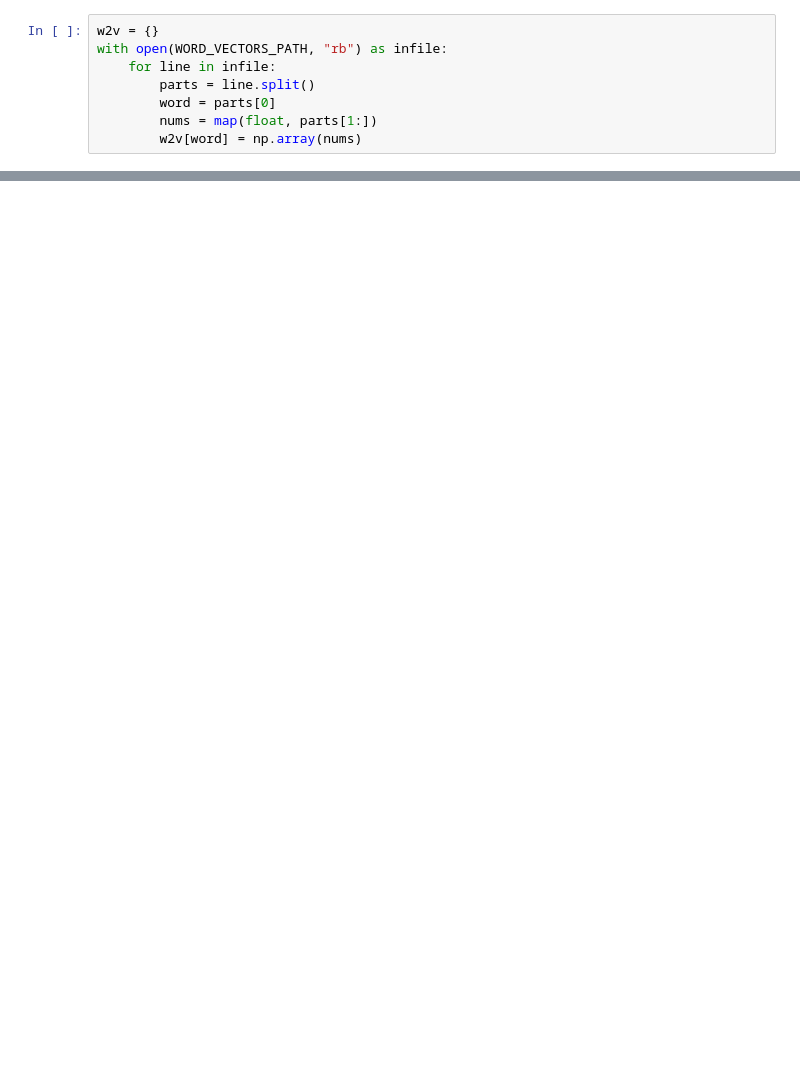
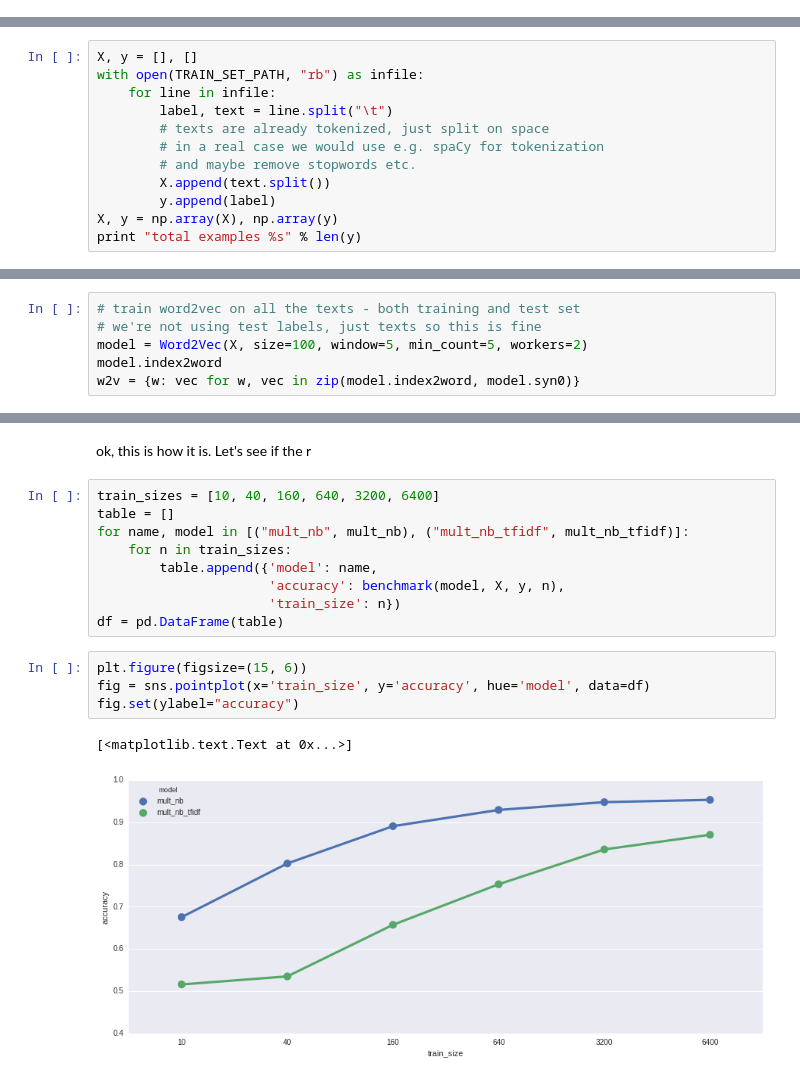
Before and after one commit to nadbordrozd/blog_stuff, a Jupyter notebook: classification_w2v/benchmarking.ipynb, the cells around one changed output, grey strips where cells are left out. Cells and saved outputs as stored; diff of their text form; blank space fills up the shorter version.

Commit message:
added benchmarking of text classifiers

```diff
--- a/classification_w2v/benchmarking.ipynb
+++ b/classification_w2v/benchmarking.ipynb
@@ -173,8 +0,0 @@ len(w2v)
-# %%
-w2v = {}
-with open(WORD_VECTORS_PATH, "rb") as infile:
-    for line in infile:
-        parts = line.split()
-        word = parts[0]
-        nums = map(float, parts[1:])
-        w2v[word] = np.array(nums)
@@ -205,0 +99,12 @@ clf.predict_one(['cow'])
+# %%
+X, y = [], []
+with open(TRAIN_SET_PATH, "rb") as infile:
+    for line in infile:
+        label, text = line.split("\t")
+        # texts are already tokenized, just split on space
+        # in a real case we would use e.g. spaCy for tokenization
+        # and maybe remove stopwords etc.
+        X.append(text.split())
+        y.append(label)
+X, y = np.array(X), np.array(y)
+print "total examples %s" % len(y)
@@ -205,0 +140,6 @@ clf.predict_one(['cow'])
+# %%
+# train word2vec on all the texts - both training and test set
+# we're not using test labels, just texts so this is fine
+model = Word2Vec(X, size=100, window=5, min_count=5, workers=2)
+model.index2word
+w2v = {w: vec for w, vec in zip(model.index2word, model.syn0)}
@@ -205,0 +258,18 @@ clf.predict_one(['cow'])
+# %% [markdown]
+ok, this is how it is. Let's see if the r
+# %%
+train_sizes = [10, 40, 160, 640, 3200, 6400]
+table = []
+for name, model in [("mult_nb", mult_nb), ("mult_nb_tfidf", mult_nb_tfidf)]:
+    for n in train_sizes:
+        table.append({'model': name,
+                      'accuracy': benchmark(model, X, y, n),
+                      'train_size': n})
+df = pd.DataFrame(table)
+# %%
+plt.figure(figsize=(15, 6))
+fig = sns.pointplot(x='train_size', y='accuracy', hue='model', data=df)
+fig.set(ylabel="accuracy")
+# %% [output]
+[<matplotlib.text.Text at 0x...>]
+[figure, added]
```
Also changed, not shown: parts of 43 cells of this notebook.
